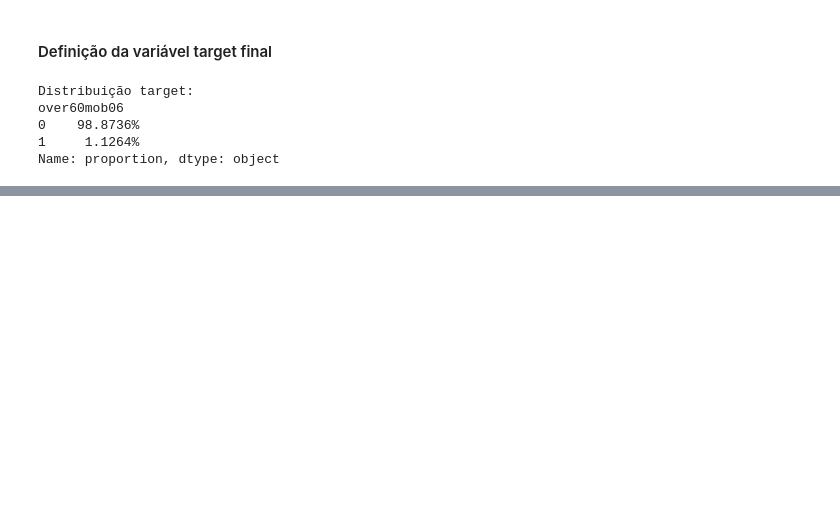
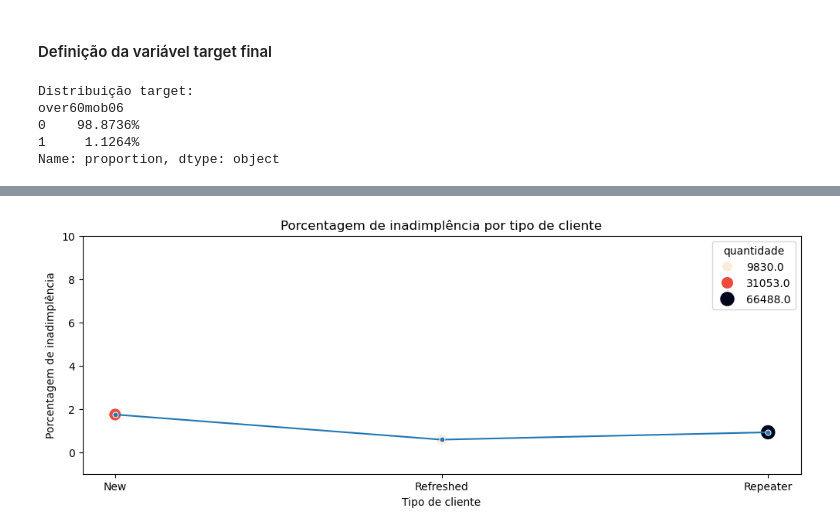
Before and after one commit to Passaret/Case-credito, a Jupyter notebook: case.ipynb, the cells around one changed output, grey strips where cells are left out. Drawn from its saved outputs; the diff is of its cells as text; code cells hidden in the pictures; blank space fills up the shorter version.

```diff
--- a/case.ipynb
+++ b/case.ipynb
@@ -465,0 +595,40 @@ Diante disso, o problema foi tratado como classificação de eventos raros, prio
+# %%
+tipo_cliente_inad = (
+    df_model.groupby(['over60mob06', 'tipo_cliente'], observed=False) \
+    .agg(count = pd.NamedAgg(column='tipo_cliente', aggfunc='count')) \
+    .reset_index() \
+    .pivot(index = 'tipo_cliente', columns='over60mob06', values= 'count')
+)
+tipo_cliente_inad.reset_index(inplace=True)
+
+# Criando a coluna de quantidade total de ofertas
+tipo_cliente_inad['quantidade'] = tipo_cliente_inad[0] + tipo_cliente_inad[1]
+
+tipo_cliente_inad['Inadimplência_%'] = round((tipo_cliente_inad[1] / (tipo_cliente_inad[0] + tipo_cliente_inad[1]) * 100),2)
+
+
+# Gráfico
+plt.figure(figsize=(12,4))
+
+g = sns.lineplot(data = tipo_cliente_inad, x= 'tipo_cliente', y = 'Inadimplência_%', marker ='o', markersize = 5)
+
+g1 = sns.scatterplot(
+    data=tipo_cliente_inad,
+    x='tipo_cliente',
+    y='Inadimplência_%',
+    size='quantidade',
+    sizes=(100, 200),
+    alpha=1,
+    legend=True,
+    hue = 'quantidade',
+    palette='rocket_r'
+)
+
+# Textos
+plt.title('Porcentagem de inadimplência por tipo de cliente')
+plt.xlabel('Tipo de cliente')
+plt.ylabel('Porcentagem de inadimplência')
+plt.ylim(-1,10)
+None
+# %% [output]
+[figure, added]
```
Also changed, not shown: parts of 47 cells of this notebook.
